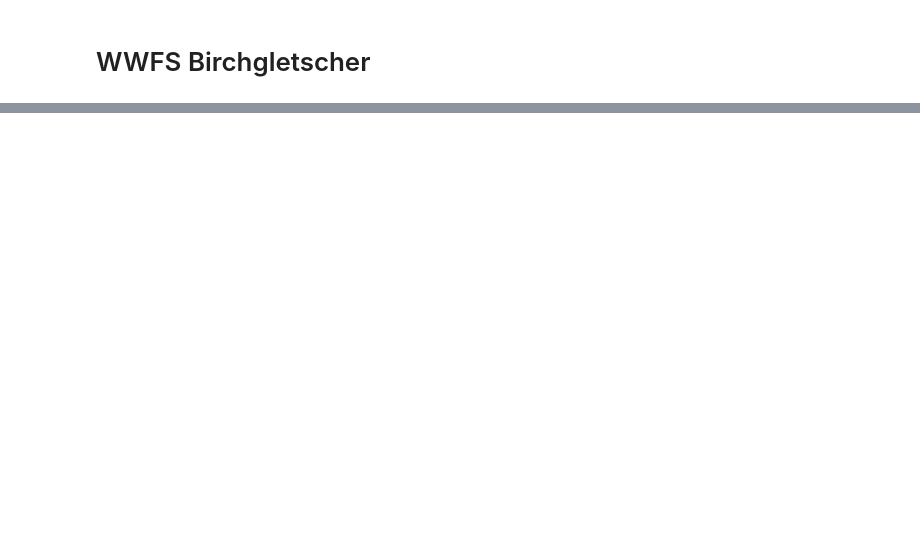
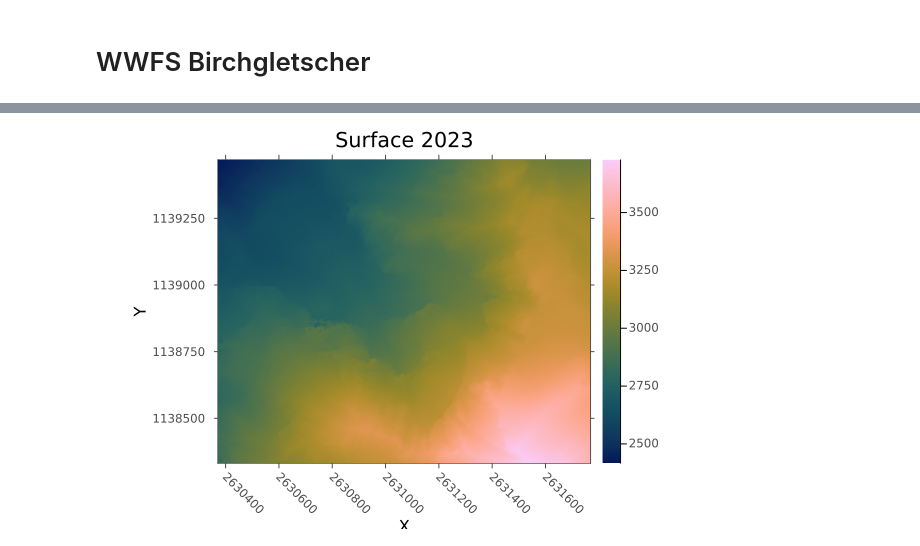
Before and after one commit to christopheogier/bonne_pierre_hydraulic_barriers, a Jupyter notebook: notebooks/WWFS_Birchgletscher.ipynb, the cells around one changed output, grey strips where cells are left out. Drawn from its saved outputs; the diff is of its cells as text; code cells hidden in the pictures; blank space fills up the shorter version.

```diff
--- a/notebooks/WWFS_Birchgletscher.ipynb
+++ b/notebooks/WWFS_Birchgletscher.ipynb
@@ -61,0 +78,4 @@ TypeError: TypeError: non-boolean (Missing) used in boolean context
+# %%
+heatmap(surf_23_cr, title="Surface 2023")
+# %% [output]
+[figure, added]
```
Also changed, not shown: parts of 9 cells of this notebook, 3 other files.
